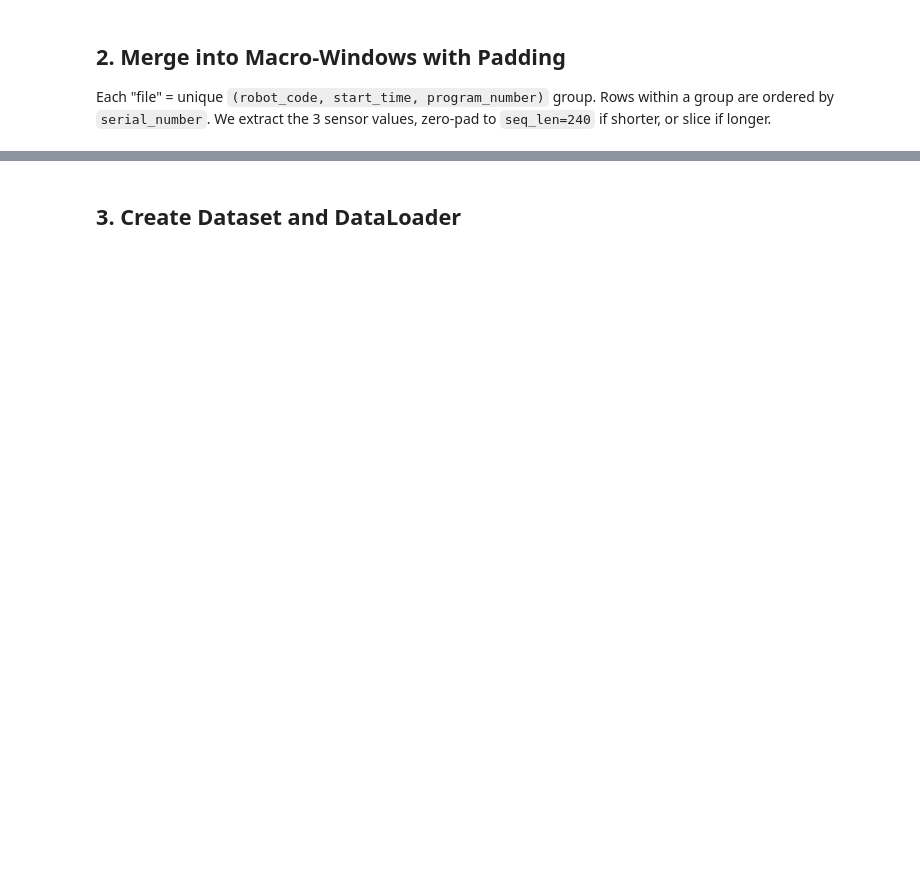
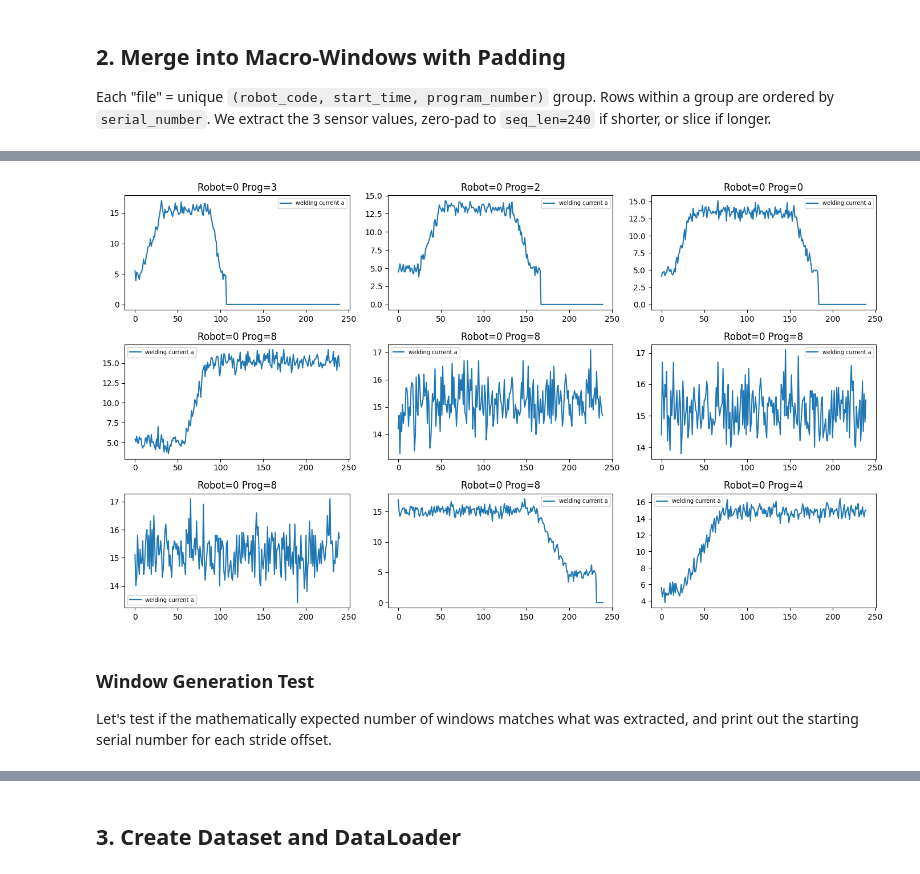
Before and after one commit to xuan-tu-ai/TED-Hackathon-Agent, a Jupyter notebook: backend/notebooks/Training-MaskFormer.ipynb, the cells around one changed output, grey strips where cells are left out. Saved outputs shown, nothing was run; the diff lists cells and outputs as text; code cells hidden in the pictures; blank space fills up the shorter version.

```diff
--- a/backend/notebooks/Training-MaskFormer.ipynb
+++ b/backend/notebooks/Training-MaskFormer.ipynb
@@ -75,12 +94,14 @@ Rows within a group are ordered by `serial_number`.
 We extract the 3 sensor values, zero-pad to `seq_len=240` if shorter, or slice if longer.
 # %%
 SEQ_LEN = 240  # MaskFormer default macro-window length
+STRIDE = 80  # Set stride here, you can change this
 NUM_SENSORS = 3  # wire_feed_speed, welding_voltage, welding_current
 
 # Group rows by (robot_code, start_time, program_number)
 groups = defaultdict(list)
 for r in rows:
-    key = (r["robot_code"], r["start_time"], r["program_number"])
+    # Ensure start_time is a string
+    key = (str(r["robot_code"]), str(r["start_time"]), str(r["program_number"]))
     groups[key].append(r)
 
 print(f"Total groups (files): {len(groups)}")
@@ -92,8 +113,8 @@ program_idx_list = []
 group_keys = []
 
 # Build robot and program codebooks
-all_robot_codes = sorted(set(r["robot_code"] for r in rows))
-all_program_nums = sorted(set(r["program_number"] for r in rows))
+all_robot_codes = sorted(set(str(r["robot_code"]) for r in rows))
+all_program_nums = sorted(set(str(r["program_number"]) for r in rows))
 robot_to_idx = {code: i for i, code in enumerate(all_robot_codes)}
 program_to_idx = {pn: i for i, pn in enumerate(all_program_nums)}
 
@@ -113,17 +134,33 @@ for key, group_rows in groups.items():
     T = file_arr.shape[0]
 
     if T >= SEQ_LEN:
-        # Take first SEQ_LEN steps
-        window = file_arr[:SEQ_LEN, :].T  # [C, T]
+        # Extract multiple windows with the given stride
+        for start_idx in range(0, T - SEQ_LEN + 1, STRIDE):
+            window = file_arr[start_idx : start_idx + SEQ_LEN, :].T  # [C, T]
+            windows_list.append(window)
+            robot_idx_list.append(robot_to_idx[key[0]])
+            program_idx_list.append(program_to_idx[key[2]])
+            group_keys.append(key)
+
+        # Optionally, handle the remaining tail by padding if needed
+        # (Often ignored if the tail is too short and already covered by a previous overlapped window)
+        tail_start = (T - SEQ_LEN) // STRIDE * STRIDE + STRIDE
+        if tail_start < T and T - tail_start > 0:
+            tail = file_arr[tail_start:, :]
+            pad = np.zeros((SEQ_LEN - tail.shape[0], NUM_SENSORS), dtype=np.float32)
+            window = np.vstack([tail, pad]).T
+            windows_list.append(window)
+            robot_idx_list.append(robot_to_idx[key[0]])
+            program_idx_list.append(program_to_idx[key[2]])
+            group_keys.append(key)
     else:
         # Zero-pad to SEQ_LEN
         pad = np.zeros((SEQ_LEN - T, NUM_SENSORS), dtype=np.float32)
         window = np.vstack([file_arr, pad]).T  # [C, T]
-
-    windows_list.append(window)
-    robot_idx_list.append(robot_to_idx[key[0]])
-    program_idx_list.append(program_to_idx[key[1]])
-    group_keys.append(key)
+        windows_list.append(window)
+        robot_idx_list.append(robot_to_idx[key[0]])
+        program_idx_list.append(program_to_idx[key[2]])
+        group_keys.append(key)
 
 # Stack into arrays
 windows_arr = np.stack(windows_list, axis=0)  # [N, C, T]
@@ -137,14 +183,22 @@ print(f"Sensor value range: [{windows_arr.min():.4f}, {windows_arr.max():.4f}]")
 # %%
 # Quick sanity: plot a few file-windows
 fig, axes = plt.subplots(3, 3, figsize=(14, 8))
 for i in range(3):
     for j in range(3):
         idx = i * 3 + j
         ax = axes[i, j]
         w = windows_arr[idx]
         for s in range(NUM_SENSORS):
+            if s != 2:
+                continue
             ax.plot(w[s], label=SENSOR_COLS[s].replace("_", " "))
-        ax.set_title(f"Robot={group_keys[idx][0]} Prog={group_keys[idx][1]}")
+        ax.set_title(f"Robot={group_keys[idx][0]} Prog={group_keys[idx][2]}")
         ax.legend(fontsize=7)
 plt.tight_layout()
 plt.show()
+# %% [output]
+[figure, added]
+# %% [markdown]
+### Window Generation Test
+
+Let's test if the mathematically expected number of windows matches what was extracted, and print out the starting serial number for each stride offset.
```
Also changed, not shown: parts of 9 cells of this notebook, 45 other files.
